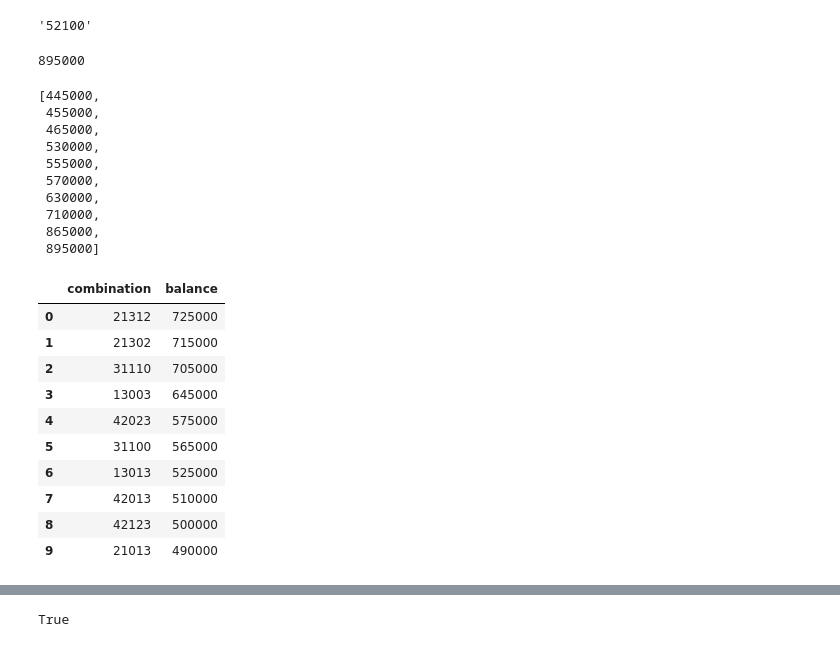
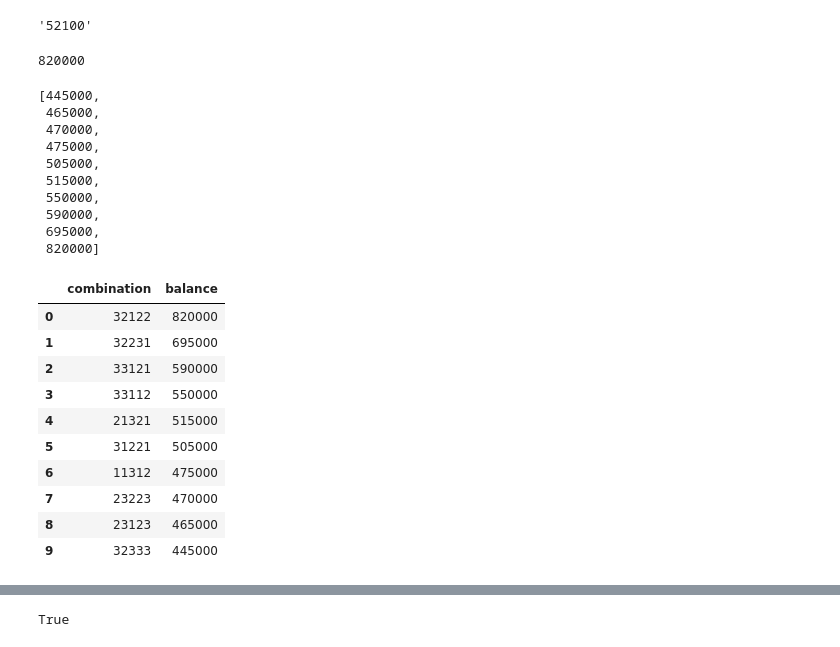
Before and after one commit to CJay-Cipher/virtual_football_league_predictor, a Jupyter notebook: colour_analyzer.ipynb, the cells around one changed output, grey strips where cells are left out. Drawn from its saved outputs; the diff is of its cells as text; code cells hidden in the pictures.

```diff
--- a/colour_analyzer.ipynb
+++ b/colour_analyzer.ipynb
@@ -43,6 +43,8 @@ pywhatkit.sendwhatmsg_instantly(phone_number, message, tab_close=True, close_tim
 import pandas as pd
 
 ball_colors = ("red", "green", "blue")
+
+n1, n2, n3, n4, n5 = map(int, "41042")
 
 data_list = [1, 2, 3, 4, 5, 6, 7, 8, 9, 10, 11, 12, 13, 14, 15, 16, 17, 18, 19, 20, 21, 22, 23, 24, 25, 26, 27, 28, 29, 30,
                 31, 32, 33, 34, 35, 36, 37, 38, 39, 40, 41, 42, 43, 44, 45, 47, 48, 49, 50, 51, 52, 53, 54, 55, 56, 57, 58, 59,
@@ -85,7 +87,7 @@ for x in data_list:
             if start_trade == False:
                 count = 0
                 for color in color_record:
-                    if (color[-1] >= 4) and (color[-2] >= 1) and (color[-3] >= 0) and (color[-4] >= 4) and (color[-5] >= 2):
+                    if (color[-1] >= n1) and (color[-2] >= n2) and (color[-3] >= n3) and (color[-4] >= n4) and (color[-5] >= n5):
                         selected_color = ball_colors[count]
                         # print(f"{selected_color} - {color[-5:]} - {color[-5:-2]}")
                         start_trade = True
@@ -136,7 +138,7 @@ def best_combo(n1, n2, n3, n4, n5):
 
     data_list = [1, 2, 3, 4, 5, 6, 7, 8, 9, 10, 11, 12, 13, 14, 15, 16, 17, 18, 19, 20, 21, 22, 23, 24, 25, 26, 27, 28, 29, 30,
                 31, 32, 33, 34, 35, 36, 37, 38, 39, 40, 41, 42, 43, 44, 45, 47, 48, 49, 50, 51, 52, 53, 54, 55, 56, 57, 58, 59,
-                60, 61, 62, 63, 64, 65, 66, 67, 68, 69, 70, 71, 72, 73, 74, 75, 76, 77, 78, 79]
+                60, 61, 62, 63, 64, 65, 66, 67, 68, 69, 70, 71, 72, 73, 74, 75, 76, 77, 78, 79, 80, 81, 82, 83, 84, 85, 86, 87]
     total_wins = 0
     total_loss = 0
     main_counter = 0
@@ -171,7 +173,7 @@ def best_combo(n1, n2, n3, n4, n5):
                 if start_trade == False:
                     count = 0
                     for color in color_record:
-                        if (color[-1] >= n1) and (color[-2] >= n2) and (color[-3] >= n3) and (color[-4] >= n4) and (color[-5] >= n5):
+                        if (color[-1] == n1) and (color[-2] == n2) and (color[-3] == n3) and (color[-4] == n4) and (color[-5] == n5):
                             start_trade = True
                             break
                         count += 1
@@ -207,7 +209,7 @@ combinations = itertools.product(range(7), repeat=5)
 all_combinations = []
 
 # Convert each combination to a string and print
-for combination in lis:
+for combination in combinations:
     password = ''.join(map(str, combination))
     all_combinations.append(password)
     # print(password)
@@ -237,43 +239,43 @@ all_combinations[42]
 new_balance = sorted(all_balance)
 new_balance[-1]
 # %% [output]
-895000
+820000
 # %%
 new_balance[-10:]
 # %% [output]
 [445000,
- 455000,
  465000,
- 530000,
- 555000,
- 570000,
- 630000,
- 710000,
- 865000,
- 895000]
+ 470000,
+ 475000,
+ 505000,
+ 515000,
+ 550000,
+ 590000,
+ 695000,
+ 820000]
 # %%
 temp_dict = {
     "combination": all_combinations,
     "balance": all_balance
 }
 
 
 combination_data = pd.DataFrame(temp_dict)
 combination_data = combination_data.sort_values(by='balance', ascending=False, ignore_index=True)
-# combination_data.to_csv('balance_combi3.csv', index=False)
+combination_data.to_csv('balance_combi3.csv', index=False)
 combination_data.head(10)
 # %% [output]
 |  | combination | balance |
-| 0 | 21312 | 725000 |
-| 1 | 21302 | 715000 |
-| 2 | 31110 | 705000 |
-| 3 | 13003 | 645000 |
-| 4 | 42023 | 575000 |
-| 5 | 31100 | 565000 |
-| 6 | 13013 | 525000 |
-| 7 | 42013 | 510000 |
-| 8 | 42123 | 500000 |
-| 9 | 21013 | 490000 |
+| 0 | 32122 | 820000 |
+| 1 | 32231 | 695000 |
+| 2 | 33121 | 590000 |
+| 3 | 33112 | 550000 |
+| 4 | 21321 | 515000 |
+| 5 | 31221 | 505000 |
+| 6 | 11312 | 475000 |
+| 7 | 23223 | 470000 |
+| 8 | 23123 | 465000 |
+| 9 | 32333 | 445000 |
 # %%
 list(combination_data["balance"].head(100).values)
 # %% [output]
```
Also changed, not shown: parts of 2 cells of this notebook.
